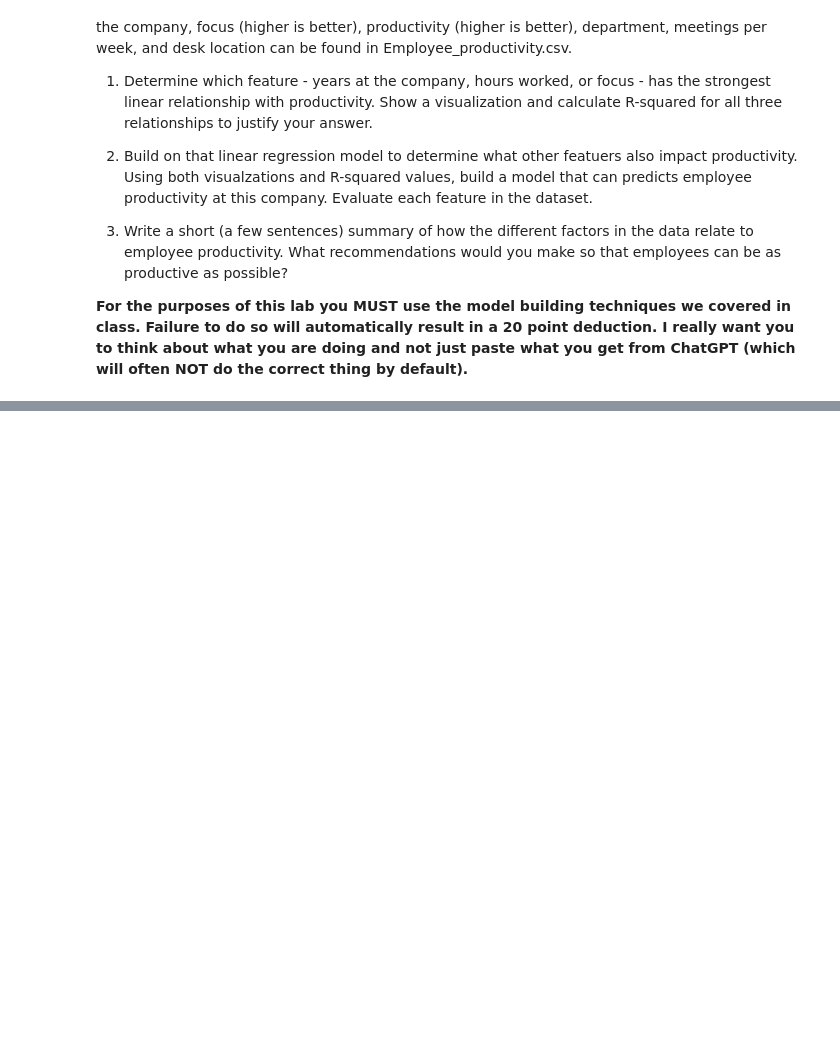
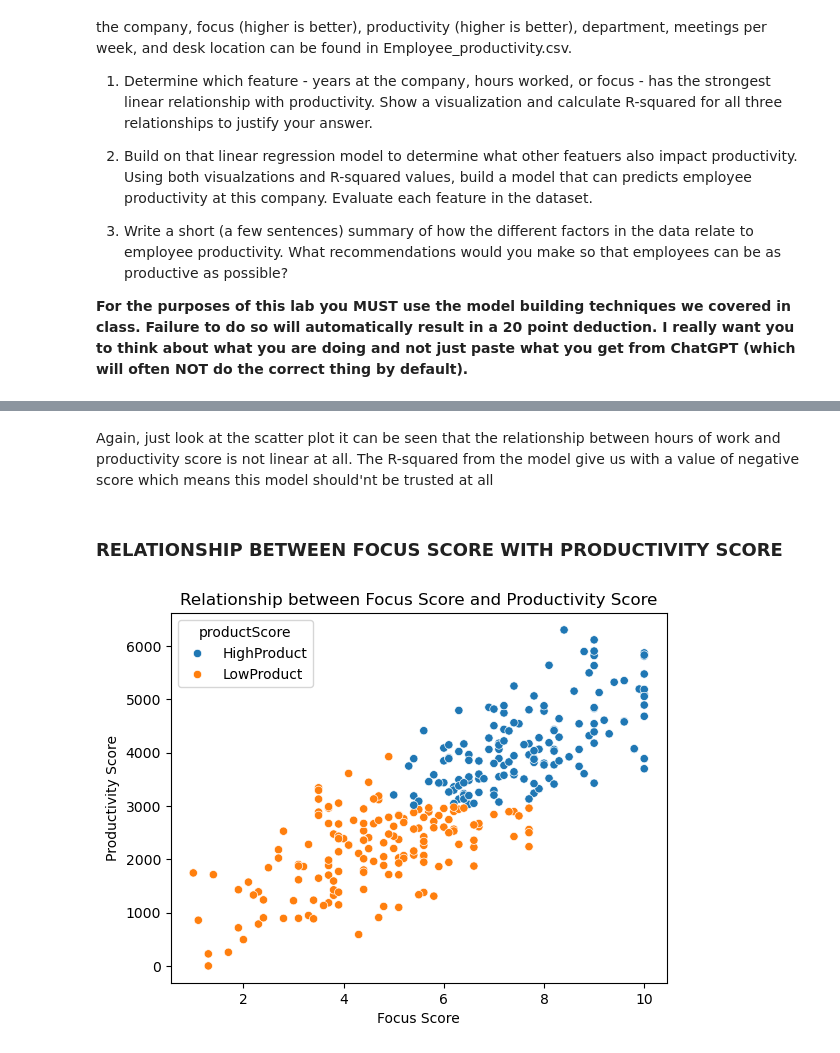
Before and after one commit to Vuyne/Data_Visualization_And_Modeling, a Jupyter notebook: Lab/3.3 Visualizing Relationships Between Quantitative Features Lab-Copy1.ipynb, the cells around one changed output, grey strips where cells are left out. Cells and saved outputs as stored; diff of their text form; code cells hidden in the pictures; blank space fills up the shorter version.

```diff
--- a/Lab/3.3 Visualizing Relationships Between Quantitative Features Lab-Copy1.ipynb
+++ b/Lab/3.3 Visualizing Relationships Between Quantitative Features Lab-Copy1.ipynb
@@ -21,0 +109,19 @@ The consulting agency carefully collected data on a number of factors including
+# %% [markdown]
+Again, just look at the scatter plot it can be seen that the relationship between hours of work and productivity score is not linear at all. The R-squared from the model give us with a value of negative score which means this model should'nt be trusted at all
+# %% [markdown]
+### RELATIONSHIP BETWEEN FOCUS SCORE WITH PRODUCTIVITY SCORE
+# %%
+df_productivity['productScore'] = 'LowProduct'
+df_productivity.loc[
+    (df_productivity["ProductivityScore"] >= 3000) &
+    (df_productivity["FocusScore"] >= 5),
+    'productScore'
+] = 'HighProduct'
+# %%
+sns.scatterplot(data = df_productivity, x = 'FocusScore', y = 'ProductivityScore', hue = 'productScore')
+plt.title("Relationship between Focus Score and Productivity Score")
+plt.xlabel("Focus Score")
+plt.ylabel("Productivity Score")
+plt.show()
+# %% [output]
+[figure, added]
```
Also changed, not shown: parts of 15 cells of this notebook, 1 other file.
